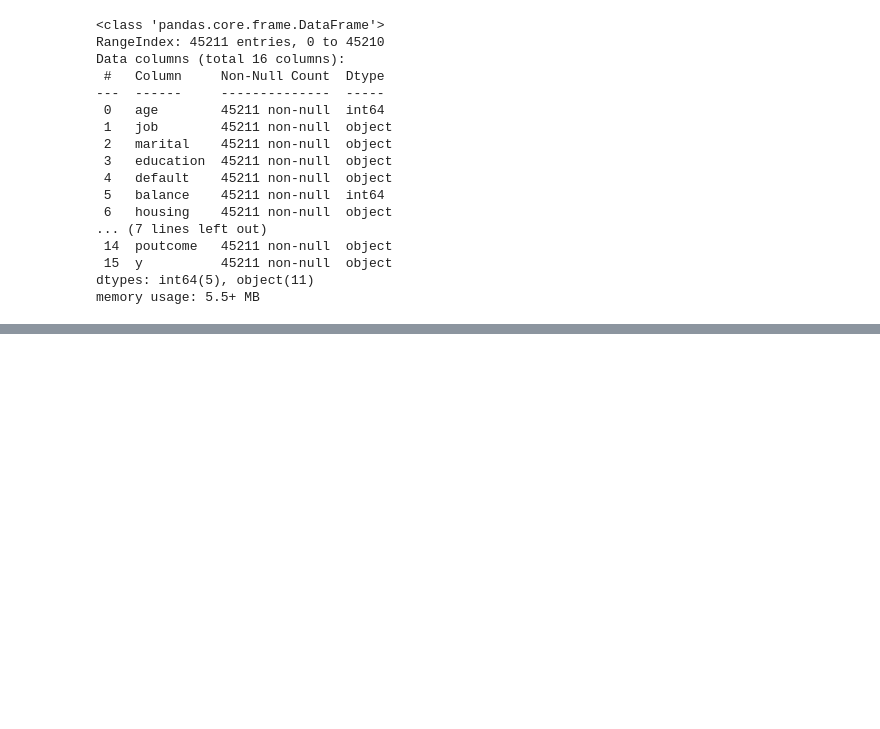
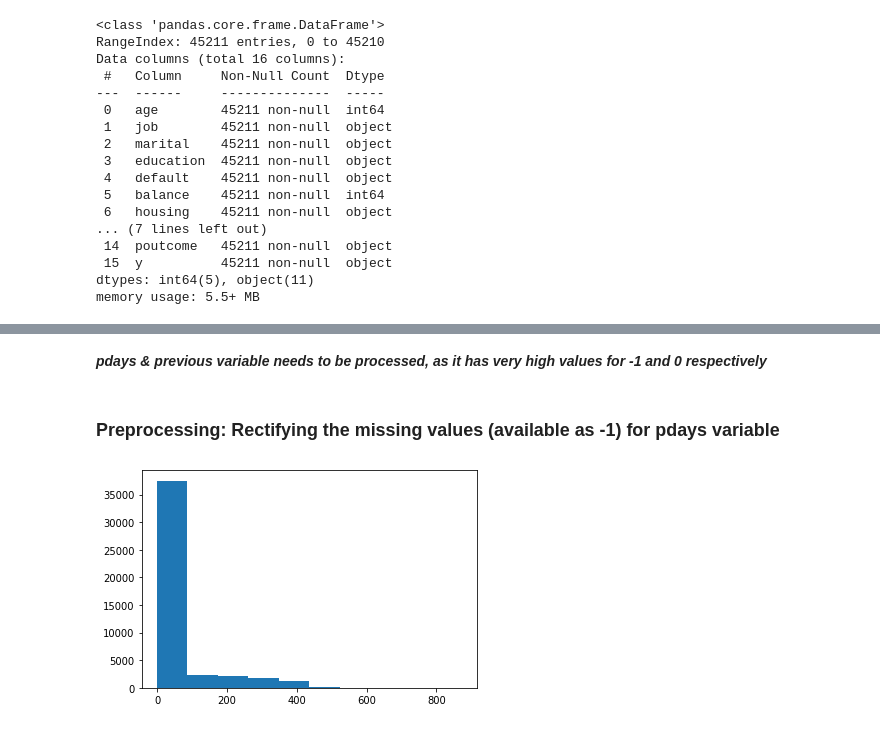
Before and after one commit to dsmukti/mukticapstone, a Jupyter notebook: Bank_Marketing_Effectiveness_Prediction_Capstone_Project_Mukti.ipynb, the cells around one changed output, grey strips where cells are left out. Drawn from its saved outputs; the diff is of its cells as text; code cells hidden in the pictures; blank space fills up the shorter version.

```diff
--- a/Bank_Marketing_Effectiveness_Prediction_Capstone_Project_Mukti.ipynb
+++ b/Bank_Marketing_Effectiveness_Prediction_Capstone_Project_Mukti.ipynb
@@ -60,5 +89,5 @@ Drive already mounted at /content/drive; to attempt to forcibly remount, call dr
 
 The given dataset was in raw form ,so accordingly we need to give the command to read . here the each cell value is seperated by "semicolon".
 # %%
-df=pd.read_csv("/content/drive/MyDrive/Colab Notebooks/Module4/Capstone Project_classification/bank-full.csv",sep=';')
+df=pd.read_csv("/content/drive/MyDrive/Colab Notebooks/Module4/Capstone Project_classification/Bank Marketing Effectiveness Prediction/bank-full.csv",sep=';')
 # %% [markdown]
@@ -191,0 +291,3 @@ memory usage: 5.5+ MB
+# %%
+#Standardizing the similar meaning values i.e. correcting the typos
+df['poutcome']=df['poutcome'].replace('other', "unknown")
@@ -191,0 +318,2 @@ memory usage: 5.5+ MB
+# %% [markdown]
+***pdays & previous variable needs to be processed, as it has very high values for -1 and 0 respectively***
@@ -191,0 +322,7 @@ memory usage: 5.5+ MB
+# %% [markdown]
+### **Preprocessing: Rectifying the missing values (available as -1) for pdays variable**
+# %%
+plt.hist(df['pdays'])
+plt.show()
+# %% [output]
+[figure, added]
```
Also changed, not shown: parts of 150 cells of this notebook.
